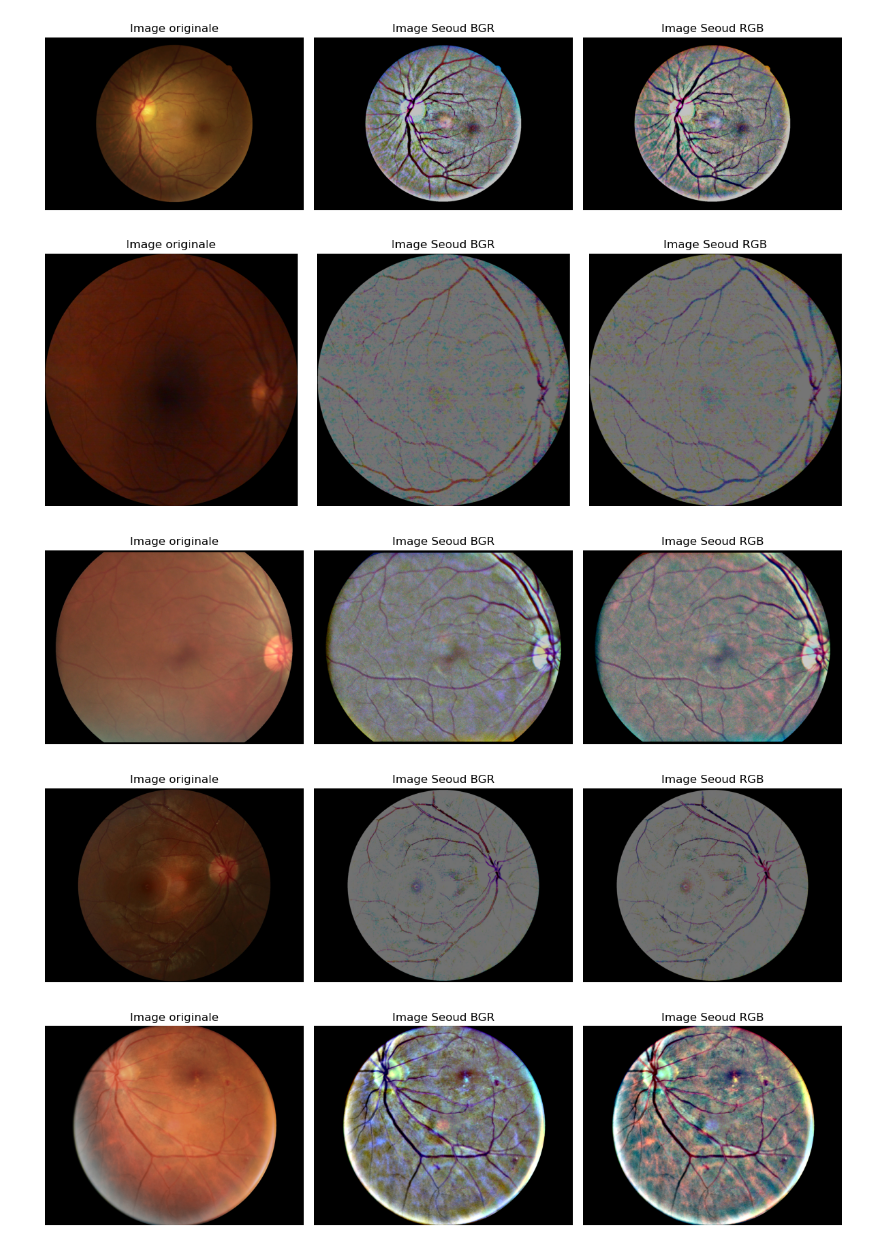
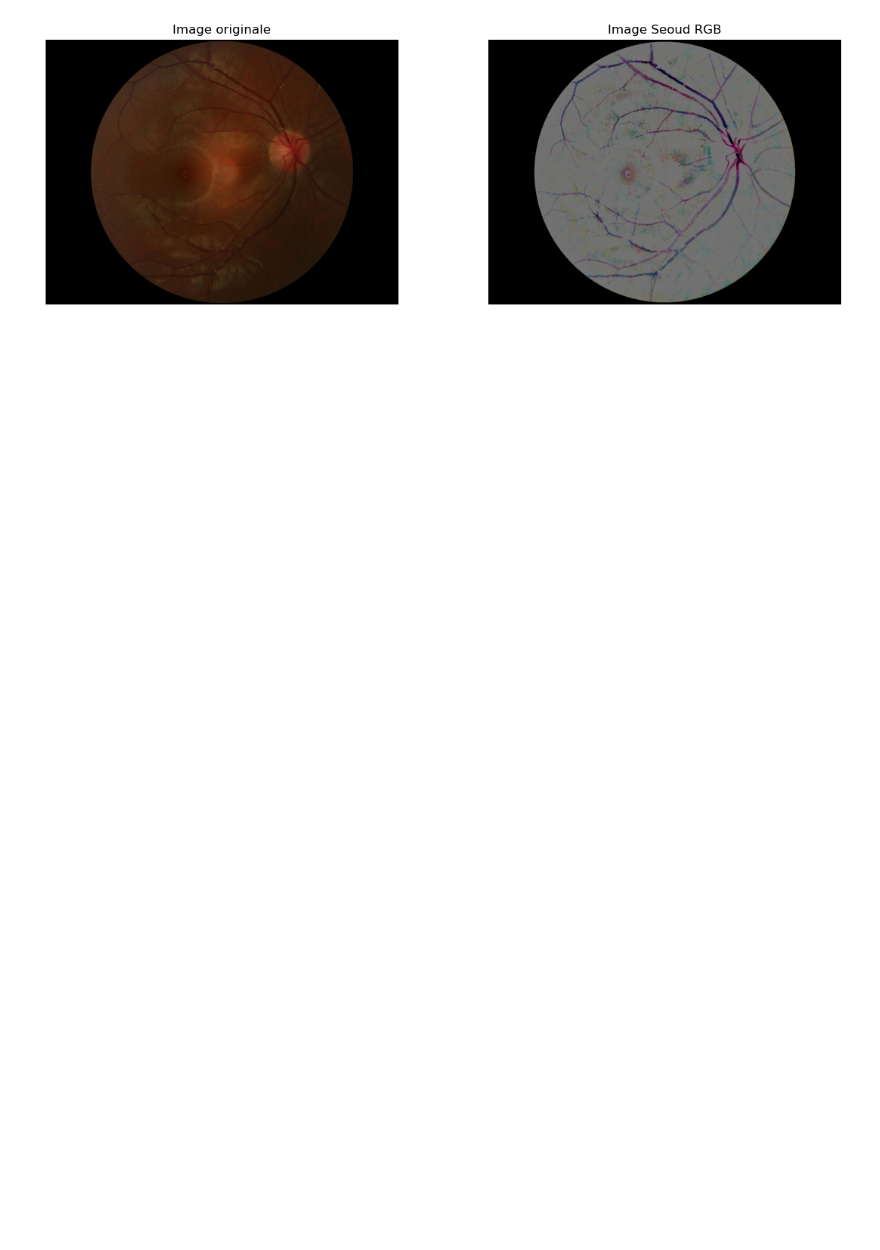
Before and after one commit to florianbasset/fundus-preprocessor-toolkit, a Jupyter notebook: notebook/apply_seoud.ipynb, the cells around one changed output. Cells and saved outputs as stored; diff of their text form; code cells hidden in the pictures; blank space fills up the shorter version.

```diff
--- a/notebook/apply_seoud.ipynb
+++ b/notebook/apply_seoud.ipynb
@@ -66,60 +66,49 @@ def apply_seoud(image, roi=None, diameter=None):
 
     cs = cv2.split(output)
     out = []
     for c in cs:
         c = (std_img * (c - c.mean()) / c.std()) + 127
         c = c.clip(mean_img - 3 * std_img, mean_img + 3 * std_img)
         out.append(c)
 
     output = cv2.merge(out).clip(0, 255).astype(np.uint8)
     return {"image": image, "output": output * expended_roi}
 
 
 def local_std(image, size):
     img_sq = cv2.multiply(image.astype(np.float32), image.astype(np.float32))
     E_img_sq = cv2.blur(img_sq, (size, size))
 
     E_local = cv2.blur(image.astype(np.float32), (size, size))
     sq_E_local = cv2.multiply(E_local, E_local)
 
     var = cv2.add(E_img_sq, -sq_E_local)
     std = cv2.sqrt(var.clip(1e-3, var.max()))
     return std
 
 list_images = os.listdir('../data')
+image_path = os.path.join('../data', list_images[0])
+image = cv2.imread(image_path)
 
-for idx, image_filename in enumerate(list_images):
-    image_path = os.path.join('../data', image_filename)
-    image = cv2.imread(image_path)
+if image is None:
+    print(f"Erreur: Impossible de charger l'image {image_path}.")
+else:
+    image_rgb = cv2.cvtColor(image, cv2.COLOR_BGR2RGB)
+    seoud_image = apply_seoud(image)
 
-    if image is None:
-        print(f"Erreur: Impossible de charger l'image {image_filename}.")
-    else:
-        image_rgb = cv2.cvtColor(image, cv2.COLOR_BGR2RGB)
-        seoud_image = apply_seoud(image)
+    plt.figure(figsize=(12, 4))
 
-        plt.figure(figsize=(12, 4))
+    plt.subplot(1, 2, 1)
+    plt.imshow(image_rgb)
+    plt.title("Image originale")
+    plt.axis('off')
 
-        plt.subplot(1, 3, 1)
-        plt.imshow(image_rgb)
-        plt.title("Image originale")
-        plt.axis('off')
+    plt.subplot(1, 2, 2)
+    plt.imshow(cv2.cvtColor(seoud_image['output'], cv2.COLOR_BGR2RGB))
+    plt.title("Image Seoud RGB")
+    plt.axis('off')
 
-        plt.subplot(1, 3, 2)
-        plt.imshow(seoud_image['output'])
-        plt.title("Image Seoud BGR")
-        plt.axis('off')
-
-        plt.subplot(1, 3, 3)
-        plt.imshow(cv2.cvtColor(seoud_image['output'], cv2.COLOR_BGR2RGB))
-        plt.title("Image Seoud RGB")
-        plt.axis('off')
-
-        plt.tight_layout()
-        plt.show()
+    plt.tight_layout()
+    plt.show()
 # %% [output]
-[figure, old version]
+[figure, new version]
-[figure, removed]
-[figure, removed]
-[figure, removed]
-[figure, removed]
```
Also changed, not shown: parts of 1 cell of this notebook, 2 other files.
